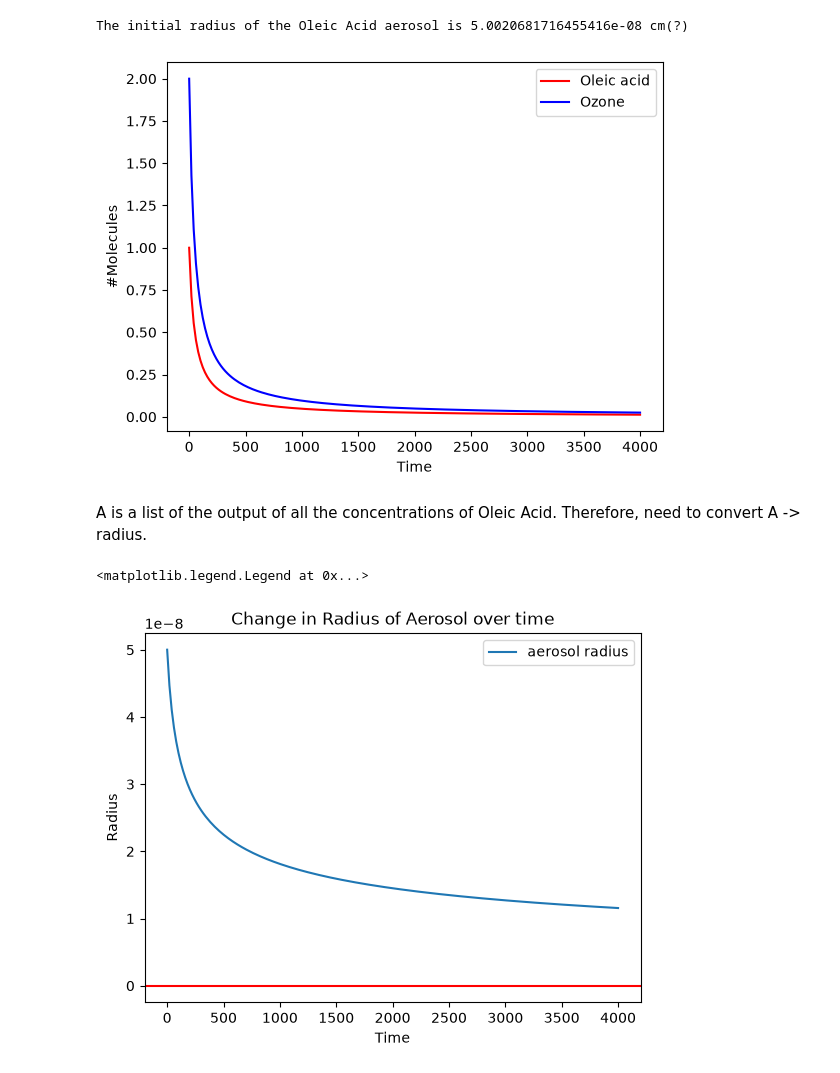
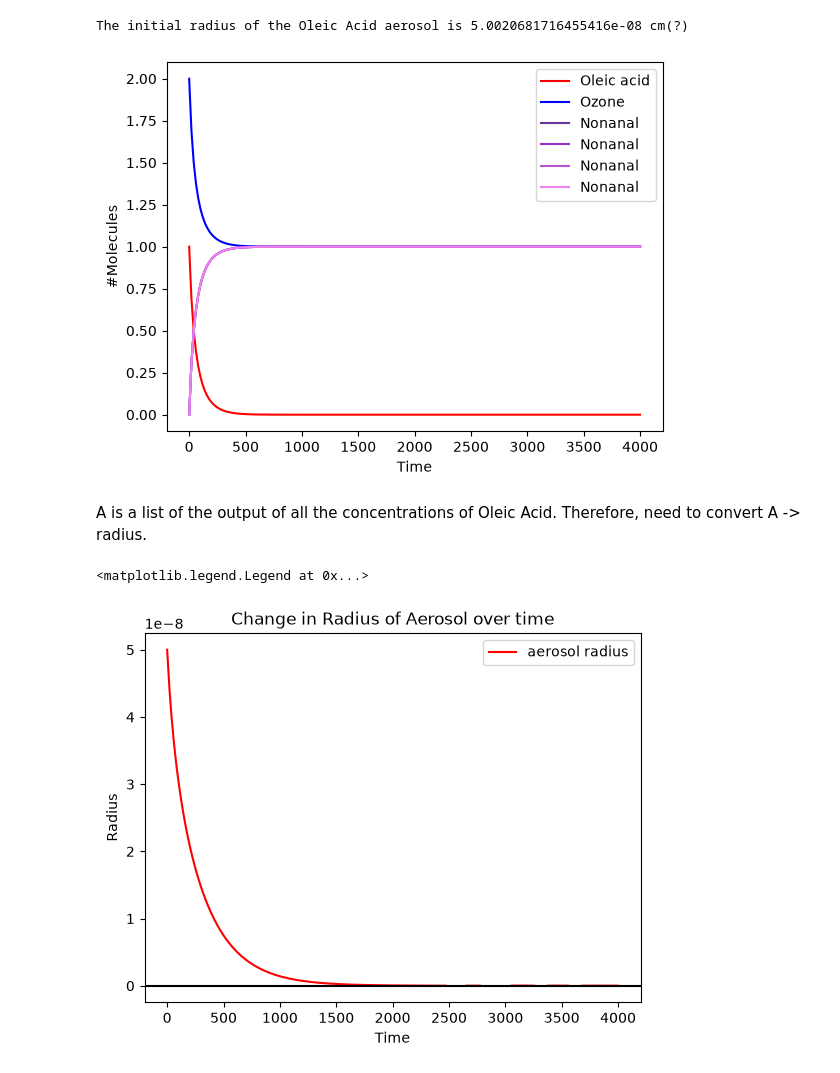
Before and after one commit to rosefernandesx/oleic_acid_model, a Jupyter notebook: adv_kin_model.ipynb, the cells around one changed output. Cells and saved outputs as stored; diff of their text form; code cells hidden in the pictures.

Commit message:
Updated kinetic model to track the formation of Criegee Intermediates

```diff
--- a/adv_kin_model.ipynb
+++ b/adv_kin_model.ipynb
@@ -85,6 +85,12 @@ m0_Ol = mass_rev(mw_oleic_acid, n0_Ol)
 v0_Ol = volume_rev(density_oleic_acid, m0_Ol)
 r0_Ol = radius(v0_Ol)
 
+# Initial Criegee Intermediate Concentrations
+nonanoic_acid0 = 0.0
+nonanal0 = 0.0
+ozonoic_acid0 = 0.0
+azelaic_acid0 = 0.0
+
 print(f"The initial radius of the Oleic Acid aerosol is {r0_Ol} cm(?)")
 # %% [output]
 The initial radius of the Oleic Acid aerosol is 5.0020681716455416e-08 cm(?)
@@ -92,40 +98,49 @@ The initial radius of the Oleic Acid aerosol is 5.0020681716455416e-08 cm(?)
 # Setting up kinetics
 
 k1 = 0.01                        # rate constant
-k2 = 0.02
+k2 = 0.01
 A0 = initial_molecules_oleic     # initial #molecules of oleic acid
 O30 = initial_molecules_ozone    # initial #molecules of ozone
 t_end = 4000                     # final time step
 
 def second_order(t, y):
     oleic = y[0]
     ozone = y[1]
+    #nonanal = y[2]
 
     rate1 = k1 * oleic * ozone
     rate2 = k2 * ozone * oleic
 
     doleic_dt = - rate1
     dozone_dt = - rate2
+    dnonanal_dt = rate1
+    dnonanoic_acid_dt = rate1
+    dozonoic_acid_dt = rate1
+    dazelaic_acid_dt = rate1
 
-    return [doleic_dt, dozone_dt]
+    return [doleic_dt, dozone_dt, dnonanal_dt, dnonanoic_acid_dt, dozonoic_acid_dt, dazelaic_acid_dt]
 
 sol = solve_ivp(second_order,
                 (0.0, t_end),
-                [A0, O30],
+                [A0, O30, nonanal0, nonanoic_acid0, ozonoic_acid0, azelaic_acid0],
                 t_eval = np.linspace(0, t_end, 200),
                 rtol=1e-8, atol=1e-10)
 
-t, A, O3 = sol.t, sol.y[0], sol.y[1]
+t, A, O3, nonanal_, nonanoic_acid_, ozonoic_acid_, azelaic_acid_ = sol.t, sol.y[0], sol.y[1], sol.y[2], sol.y[3], sol.y[4], sol.y[5]
 
 # Plot concentrations over time
 plt.plot(t, A, label="Oleic acid", color ='r')
 plt.plot(t, O3, label="Ozone", color='b')
+plt.plot(t, nonanal_, label="Nonanal", color ='rebeccapurple')
+plt.plot(t, nonanoic_acid_, label="Nonanal", color ='darkorchid')
+plt.plot(t, ozonoic_acid_, label="Nonanal", color ='mediumorchid')
+plt.plot(t, azelaic_acid_, label="Nonanal", color ='violet')
 plt.xlabel("Time")
 plt.ylabel("#Molecules")
 plt.legend()
 plt.show()
 # %% [output]
-[figure, old version]
+[figure, new version]
 # %% [markdown]
 A is a list of the output of all the concentrations of Oleic Acid. Therefore, need to convert A -> radius.
 # %%
@@ -140,8 +155,8 @@ v_Ol = volume_rev(density_oleic_acid, m_Ol)
 r_Ol = radius(v_Ol)
 
 
-plt.plot(t, r_Ol, label="aerosol radius")
-plt.axhline(y=0, color='red')
+plt.plot(t, r_Ol, label="aerosol radius", color='r')
+plt.axhline(y=0, color='black')
 
 plt.title("Change in Radius of Aerosol over time")
 plt.xlabel("Time")
@@ -149,4 +164,4 @@ plt.ylabel("Radius")
 plt.legend()
 # %% [output]
 <matplotlib.legend.Legend at 0x...>
-[figure, old version]
+[figure, new version]
```
